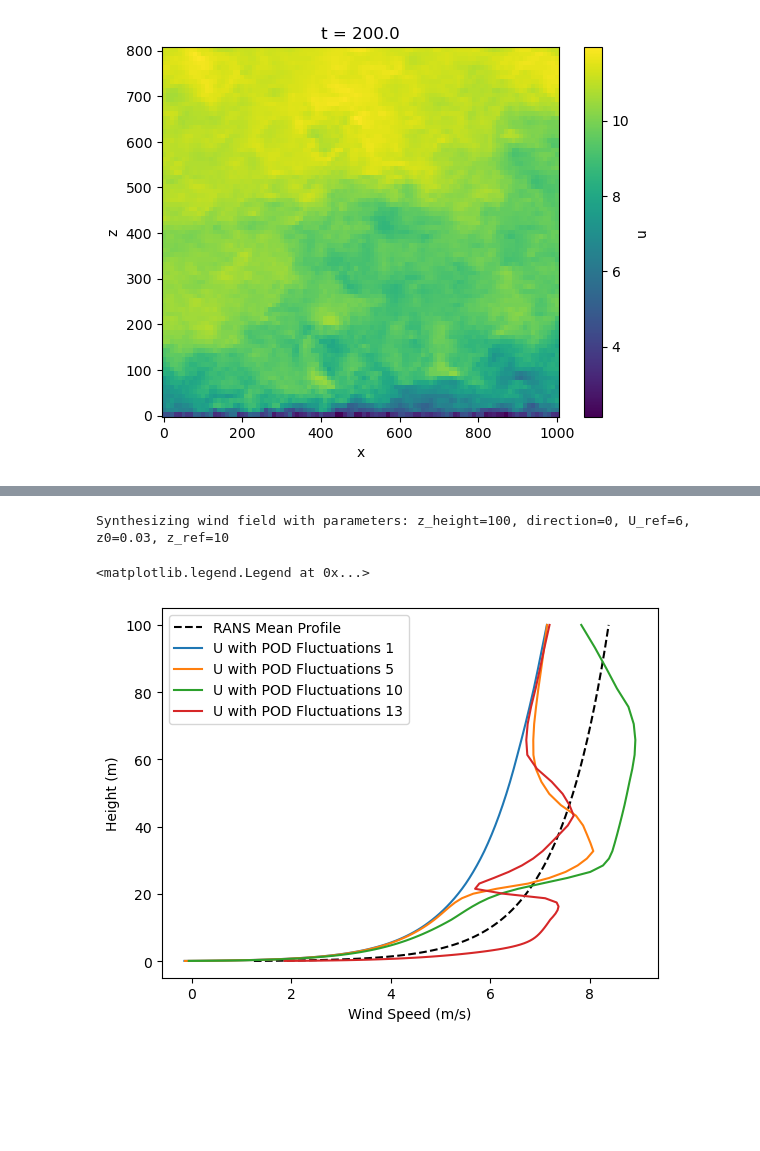
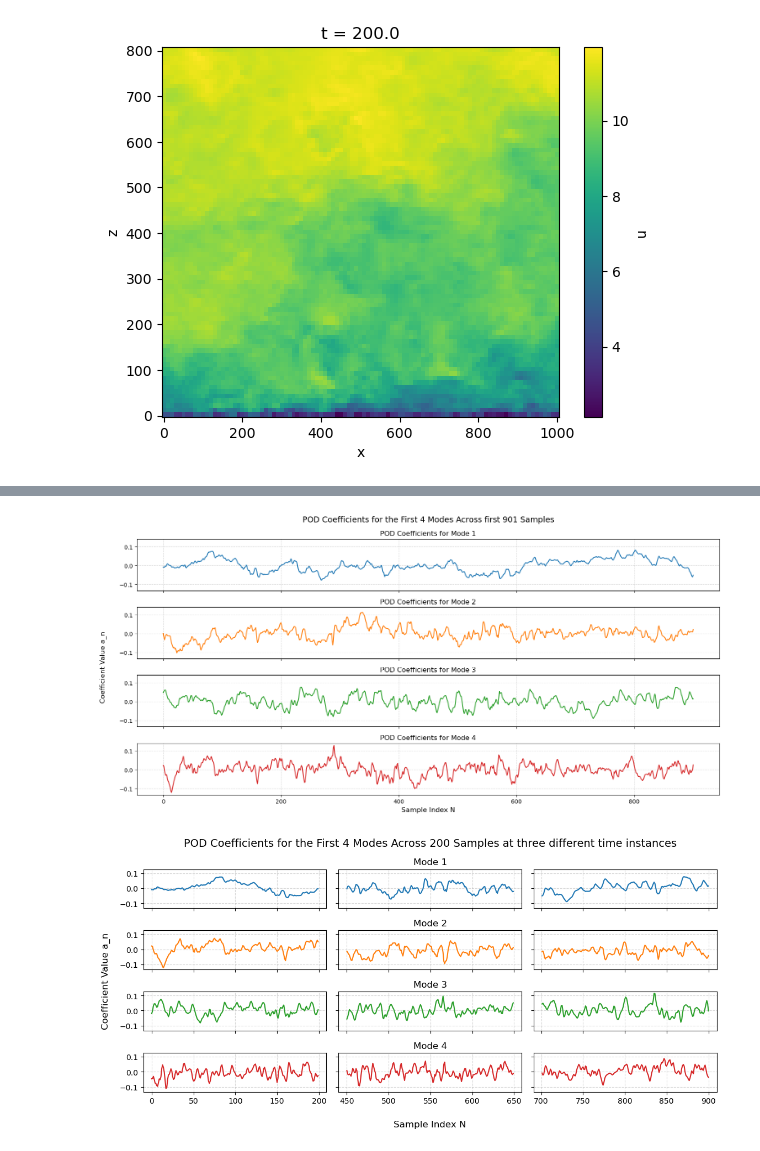
Before and after one commit to JacobManniche/Bachelor_legeplads, a Jupyter notebook: LES/fluctuation.ipynb, the cells around one changed output, grey strips where cells are left out. Drawn from its saved outputs; the diff is of its cells as text; code cells hidden in the pictures; blank space fills up the shorter version.

```diff
--- a/LES/fluctuation.ipynb
+++ b/LES/fluctuation.ipynb
@@ -232,14 +179,50 @@ def plot_scaled_pod(pod_lib, n_modes, wind: WindField, ax=None):
-# %%
-w = WindField(U_ref=6, z_ref=10)
-plt.plot(w.ds.U.values, w.ds.z.values, label='RANS Mean Profile', color='k', linestyle='--')
-plot_scaled_pod(pod_lib, n_modes=1, wind=w)
-plot_scaled_pod(pod_lib, n_modes=5, wind=w)
-plot_scaled_pod(pod_lib, n_modes=10, wind=w)
-plot_scaled_pod(pod_lib, n_modes=13, wind=w)
-plt.legend()
-# %% [output]
-Synthesizing wind field with parameters: z_height=100, direction=0, U_ref=6, z0=0.03, z_ref=10
-<matplotlib.legend.Legend at 0x...>
-[figure, removed]
 # %%
-n_mode = 0
+a = pod_lib['coeffs']
+samples = pod_lib['samples']
+
+a_n = a(samples)
+fig, ax = plt.subplots(4,1,figsize=(16, 8), sharex=True, sharey=True)
+
+plot_start = 0 # len(samples) // 2  # Start plotting from the middle of the sample range
+plot_n =  len(samples)# 400
+for m in range(0,4,1): # Loop over the first 5 modes
+    ax[m].plot(range(plot_start, plot_start + plot_n, 1), a_n[m][plot_start:plot_start + plot_n], color=f'C{m}')
+    ax[m].set_title(f'POD Coefficients for Mode {m+1}')
+    ax[m].grid(True, which='both', linestyle='--', alpha=0.5)
+
+# add a big invisible axis for the overall title and labels
+fig.add_subplot(111, frameon=False)
+# hide tick and tick label of the big axis
+plt.tick_params(labelcolor='none', which='both', top=False, bottom=False, left=False, right=False)
+plt.title(f'POD Coefficients for the First 4 Modes Across first {plot_n} Samples', fontsize=14, pad=30)
+plt.xlabel("Sample Index N", fontsize=12)
+plt.ylabel("Coefficient Value a_n", labelpad=30, fontsize=12)
+plt.tight_layout()
+plt.show()
+# %% [output]
+[figure, added]
+# %%
+samples = pod_lib['samples']
+
+a_n = a(samples)
+fig, ax = plt.subplots(4,3,figsize=(12, 6), sharey=True, sharex='col')
+
+n = len(samples)
+plot_n = 200
+shifts = [0, n//2, n-plot_n] # Shift starting points for each mode to visualize different parts of the sample space
+for m, shift in enumerate(shifts*4): # Loop over the first 5 modes
+    ax[m//3, m%3].plot(range(shift, shift + plot_n, 1), a_n[m][shift:shift + plot_n], color=f'C{m//3}')
+    ax[m//3, 1].set_title(f'Mode {m//3+1}')
+    ax[m//3, m%3].grid(True, which='both', linestyle='--', alpha=0.5)
+
+# add a big invisible axis for the overall title and labels
+fig.add_subplot(111, frameon=False)
+# hide tick and tick label of the big axis
+plt.tick_params(labelcolor='none', which='both', top=False, bottom=False, left=False, right=False)
+plt.title(f'POD Coefficients for the First 4 Modes Across {plot_n} Samples at three different time instances', fontsize=14, pad=30)
+plt.xlabel("Sample Index N", labelpad=20, fontsize=12)
+plt.ylabel("Coefficient Value a_n", labelpad=20, fontsize=12)
+plt.tight_layout()
+plt.show()
+# %% [output]
+[figure, added]
```
Also changed, not shown: parts of 16 cells of this notebook, 3 other files.
